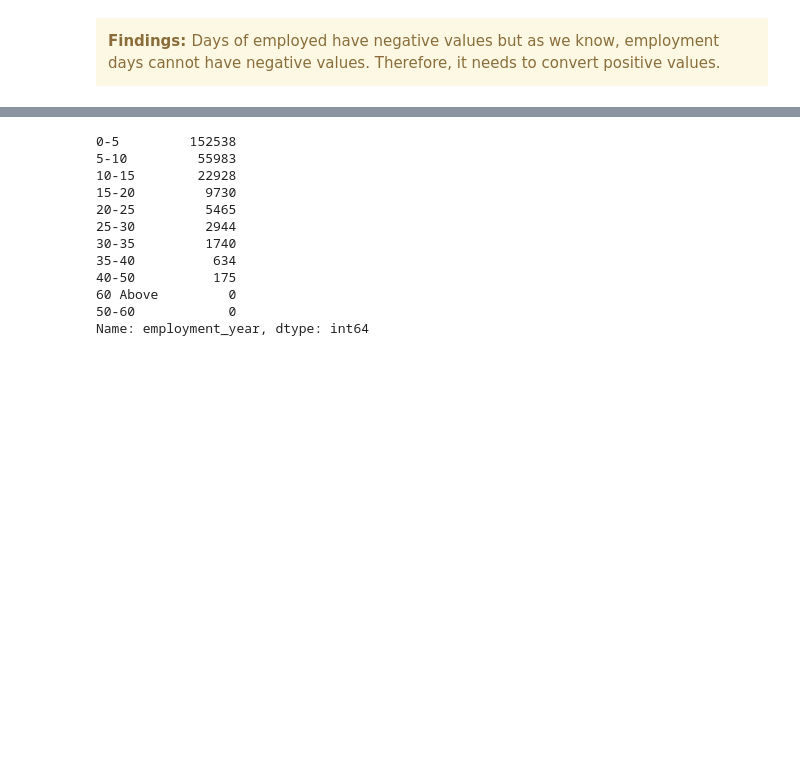
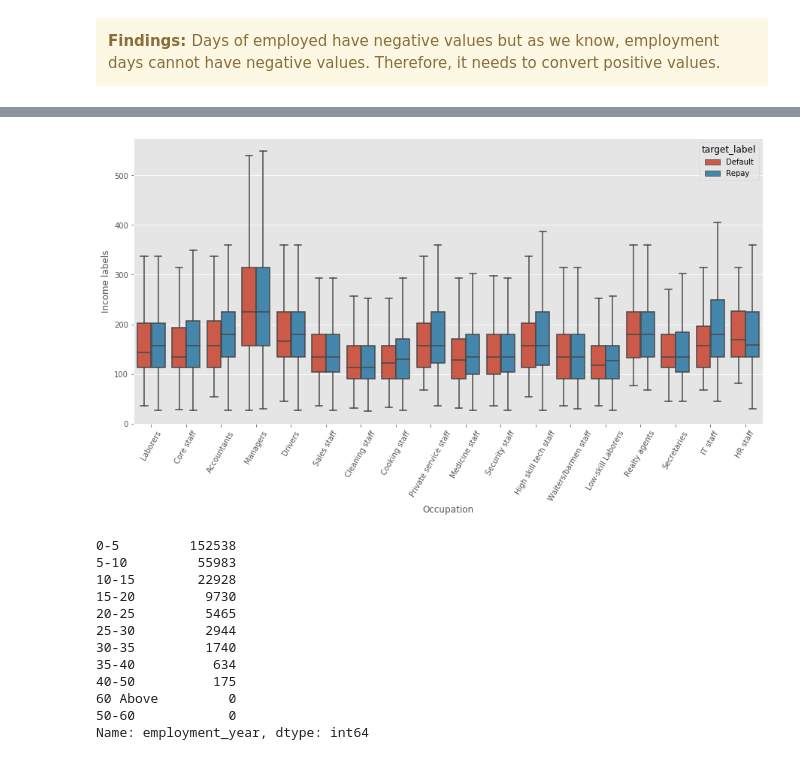
Before and after one commit to sunny0103/personal_project_kaggle, a Jupyter notebook: bank_loan/bank Loan EDA.ipynb, the cells around one changed output, grey strips where cells are left out. Saved outputs shown, nothing was run; the diff lists cells and outputs as text; code cells hidden in the pictures; blank space fills up the shorter version.

```diff
--- a/bank_loan/bank Loan EDA.ipynb
+++ b/bank_loan/bank Loan EDA.ipynb
@@ -564,3 +585,12 @@ plt.show()
+# %%
+plt.figure(figsize=(15,7))
+sns.boxplot(x='OCCUPATION_TYPE',y='income_label',hue='target_label',data=applicationDF, showfliers = False)
+plt.xticks(rotation=60)
+plt.xlabel('Occupation')
+plt.ylabel('Income labels')
+plt.show()
+# %% [output]
+[figure, added]
 # %%
 applicationDF['DAYS_EMPLOYED']=abs(applicationDF['DAYS_EMPLOYED'])
 # change to years of employment
```
Also changed, not shown: parts of 20 cells of this notebook.
